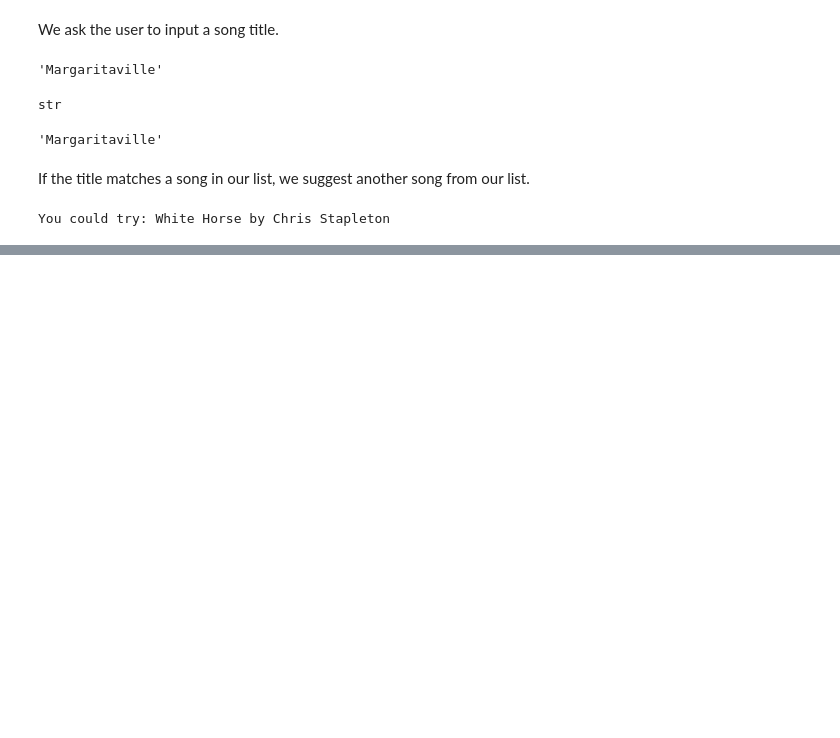
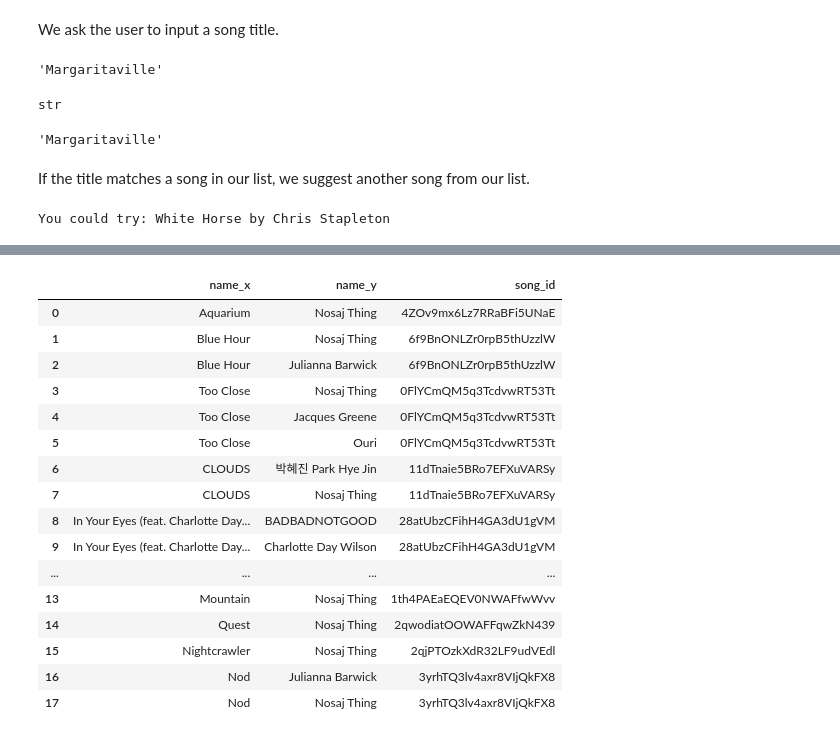
Before and after one commit to 92CMDiego/lab-web-scraping-single-page, a Jupyter notebook: lab-gnod-project.ipynb, the cells around one changed output, grey strips where cells are left out. Drawn from its saved outputs; the diff is of its cells as text; code cells hidden in the pictures; blank space fills up the shorter version.

```diff
--- a/lab-gnod-project.ipynb
+++ b/lab-gnod-project.ipynb
@@ -161,0 +351,7 @@ You could try: White Horse by Chris Stapleton
+# %%
+def expand_artist_dict(row):
+    df = pd.DataFrame.from_dict(row['artist_dict'], orient='index')
+    df['song_id'] = row['id']
+    return df
+
+tracks_t['artists_dfs'] = tracks_t.apply(expand_artist_dict, axis=1)
@@ -161,0 +364,4 @@ You could try: White Horse by Chris Stapleton
+# %%
+artist_df_t = pd.DataFrame(columns=['external_urls', 'href', 'id', 'name', 'type', 'uri', 'song_id'])
+for mini_df in tracks_t['artists_dfs']:
+    artist_df_t = pd.concat([artist_df_t, mini_df], axis=0)
@@ -161,0 +370,6 @@ You could try: White Horse by Chris Stapleton
+# %%
+df_merged_t = pd.merge(left=tracks_t,
+                    right=artist_df_t,
+                    how='inner',
+                    left_on='id',
+                    right_on='song_id')
@@ -161,0 +378,22 @@ You could try: White Horse by Chris Stapleton
+# %%
+df1_t = df_merged_t[['name_x', 'name_y', 'song_id']]
+# %%
+df1_t
+# %% [output]
+|  | name_x | name_y | song_id |
+| 0 | Aquarium | Nosaj Thing | 4ZOv9mx6Lz7RRaBFi5UNaE |
+| 1 | Blue Hour | Nosaj Thing | 6f9BnONLZr0rpB5thUzzlW |
+| 2 | Blue Hour | Julianna Barwick | 6f9BnONLZr0rpB5thUzzlW |
+| 3 | Too Close | Nosaj Thing | 0FlYCmQM5q3TcdvwRT53Tt |
+| 4 | Too Close | Jacques Greene | 0FlYCmQM5q3TcdvwRT53Tt |
+| 5 | Too Close | Ouri | 0FlYCmQM5q3TcdvwRT53Tt |
+| 6 | CLOUDS | 박혜진 Park Hye Jin | 11dTnaie5BRo7EFXuVARSy |
+| 7 | CLOUDS | Nosaj Thing | 11dTnaie5BRo7EFXuVARSy |
+| 8 | In Your Eyes (feat. Charlotte Day... | BADBADNOTGOOD | 28atUbzCFihH4GA3dU1gVM |
+| 9 | In Your Eyes (feat. Charlotte Day... | Charlotte Day Wilson | 28atUbzCFihH4GA3dU1gVM |
+| ... | ... | ... | ... |
+| 13 | Mountain | Nosaj Thing | 1th4PAEaEQEV0NWAFfwWvv |
+| 14 | Quest | Nosaj Thing | 2qwodiatOOWAFFqwZkN439 |
+| 15 | Nightcrawler | Nosaj Thing | 2qjPTOzkXdR32LF9udVEdl |
+| 16 | Nod | Julianna Barwick | 3yrhTQ3lv4axr8VIjQkFX8 |
+| 17 | Nod | Nosaj Thing | 3yrhTQ3lv4axr8VIjQkFX8 |
```
Also changed, not shown: parts of 60 cells of this notebook, 3 other files.
